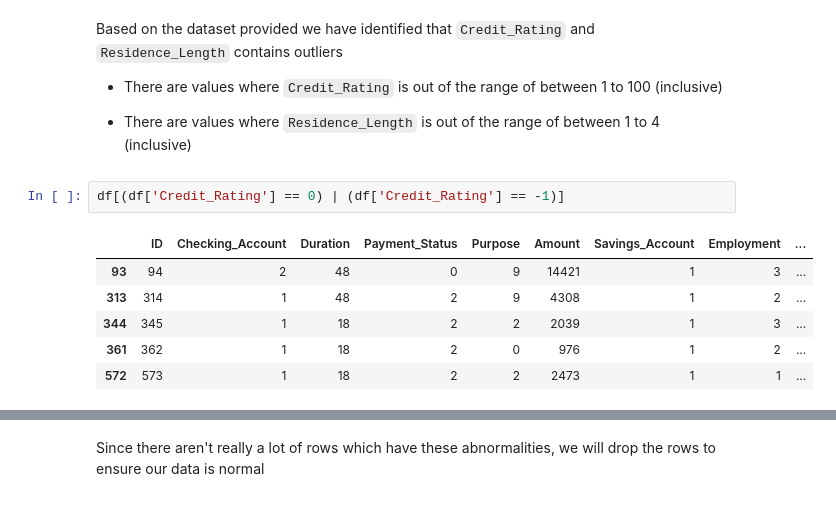
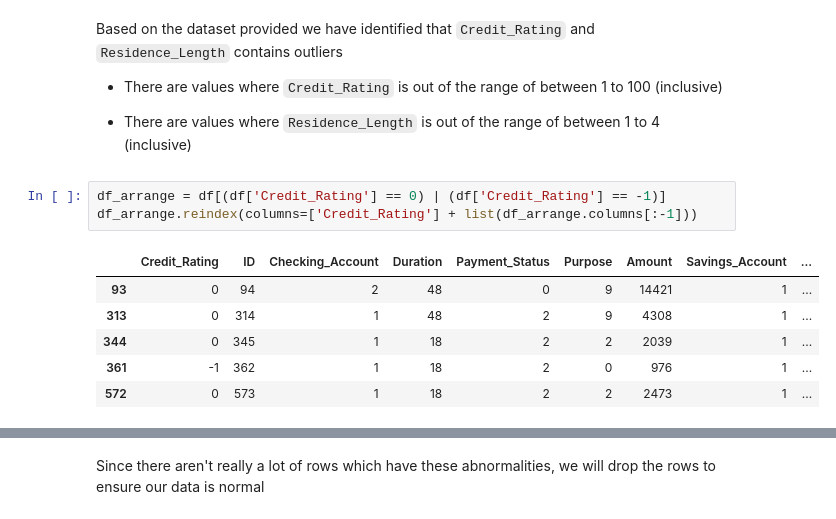
Before and after one commit to Bk49/CS105-Project, a Jupyter notebook: CS105 Project Submission Part I 2023.ipynb, the cells around one changed output, grey strips where cells are left out. Cells and saved outputs as stored; diff of their text form.

```diff
--- a/CS105 Project Submission Part I 2023.ipynb
+++ b/CS105 Project Submission Part I 2023.ipynb
@@ -409,11 +409,12 @@ Based on the dataset provided we have identified that `Credit_Rating` and `Resid
 
 - There are values where `Residence_Length` is out of the range of between 1 to 4 (inclusive)
 # %%
-df[(df['Credit_Rating'] == 0) | (df['Credit_Rating'] == -1)]
+df_arrange = df[(df['Credit_Rating'] == 0) | (df['Credit_Rating'] == -1)]
+df_arrange.reindex(columns=['Credit_Rating'] + list(df_arrange.columns[:-1]))
 # %% [output]
-|  | ID | Checking_Account | Duration | Payment_Status | Purpose | Amount | Savings_Account | Employment | ... |
-| 93 | 94 | 2 | 48 | 0 | 9 | 14421 | 1 | 3 | ... |
-| 313 | 314 | 1 | 48 | 2 | 9 | 4308 | 1 | 2 | ... |
-| 344 | 345 | 1 | 18 | 2 | 2 | 2039 | 1 | 3 | ... |
-| 361 | 362 | 1 | 18 | 2 | 0 | 976 | 1 | 2 | ... |
-| 572 | 573 | 1 | 18 | 2 | 2 | 2473 | 1 | 1 | ... |
+|  | Credit_Rating | ID | Checking_Account | Duration | Payment_Status | Purpose | Amount | Savings_Account | ... |
+| 93 | 0 | 94 | 2 | 48 | 0 | 9 | 14421 | 1 | ... |
+| 313 | 0 | 314 | 1 | 48 | 2 | 9 | 4308 | 1 | ... |
+| 344 | 0 | 345 | 1 | 18 | 2 | 2 | 2039 | 1 | ... |
+| 361 | -1 | 362 | 1 | 18 | 2 | 0 | 976 | 1 | ... |
+| 572 | 0 | 573 | 1 | 18 | 2 | 2 | 2473 | 1 | ... |
```
Also changed, not shown: parts of 17 cells of this notebook, 1 other file.
